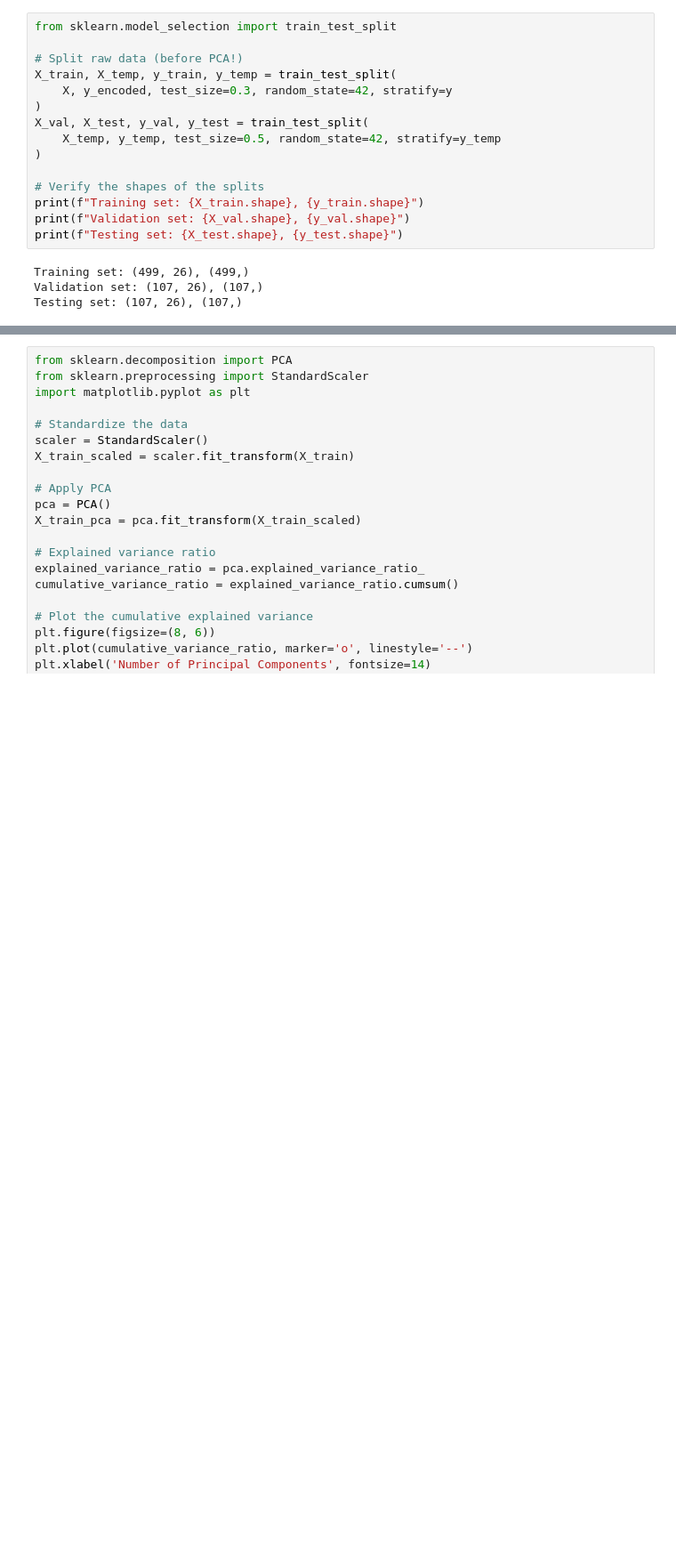
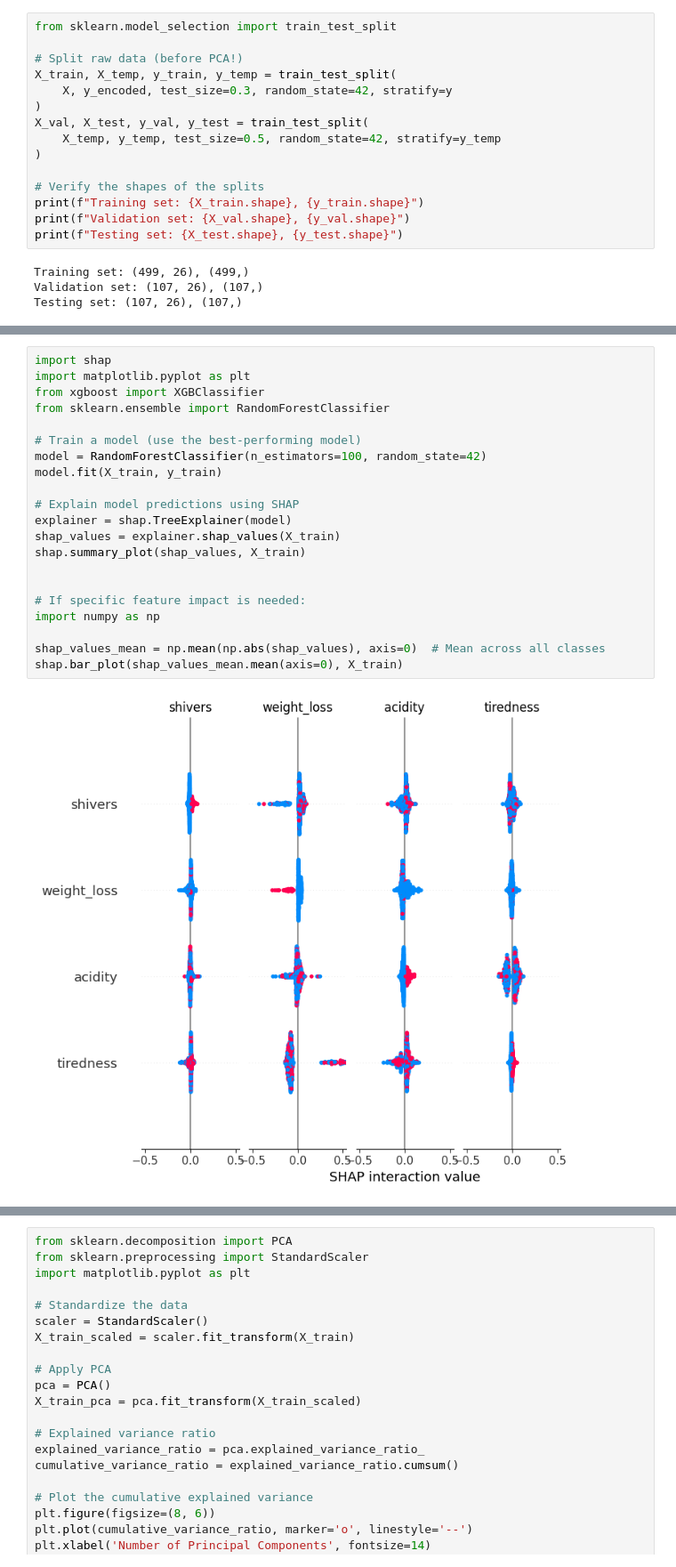
Before and after one commit to Sachinthana-Pathiranage/Sri-Ayu-Ayurvedic-Care, a Jupyter notebook: Notebooks/Pamoda_Notebooks/FESymptoms.ipynb, the cells around one changed output, grey strips where cells are left out. Shown at 89% size. Cells and saved outputs as stored; diff of their text form; blank space fills up the shorter version.

Commit message:
Re-Organized model evaluation sections

```diff
--- a/Notebooks/Pamoda_Notebooks/FESymptoms.ipynb
+++ b/Notebooks/Pamoda_Notebooks/FESymptoms.ipynb
@@ -385,3 +391,26 @@ Training Accuracy: 1.0000, F1-score: 1.0000
 Validation Accuracy: 0.8972, F1-score: 0.8971
 Test Accuracy: 0.8972, F1-score: 0.8964
 [figure]
+# %%
+import shap
+import matplotlib.pyplot as plt
+from xgboost import XGBClassifier
+from sklearn.ensemble import RandomForestClassifier
+
+# Train a model (use the best-performing model)
+model = RandomForestClassifier(n_estimators=100, random_state=42)
+model.fit(X_train, y_train)
+
+# Explain model predictions using SHAP
+explainer = shap.TreeExplainer(model)
+shap_values = explainer.shap_values(X_train)
+shap.summary_plot(shap_values, X_train)
+
+
+# If specific feature impact is needed:
+import numpy as np
+
+shap_values_mean = np.mean(np.abs(shap_values), axis=0)  # Mean across all classes
+shap.bar_plot(shap_values_mean.mean(axis=0), X_train)
+# %% [output]
+[figure, added]
```
Also changed, not shown: parts of 26 cells of this notebook.
